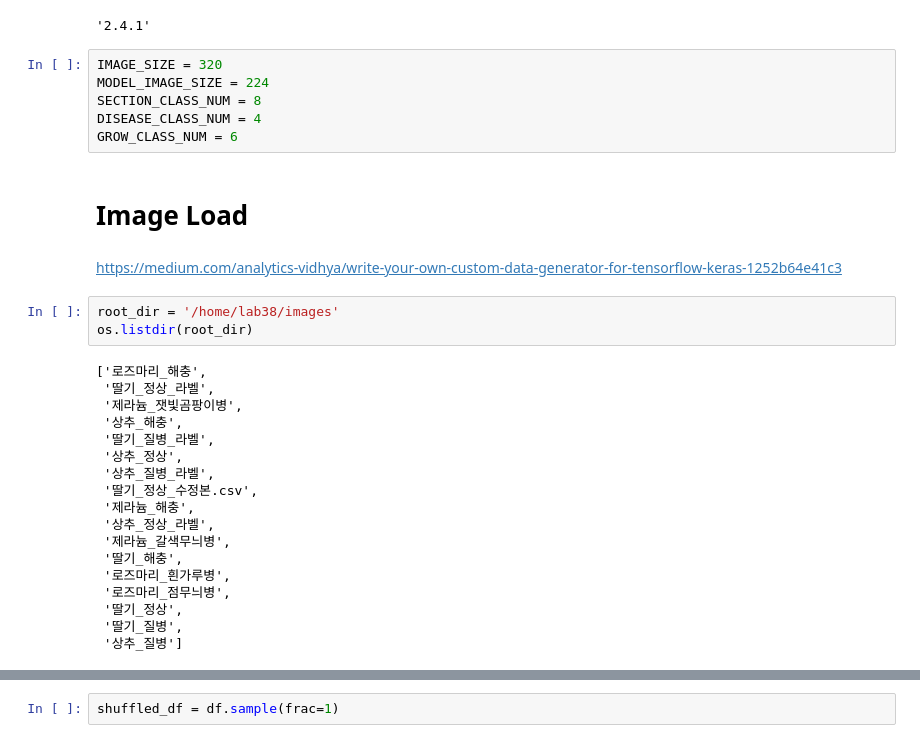
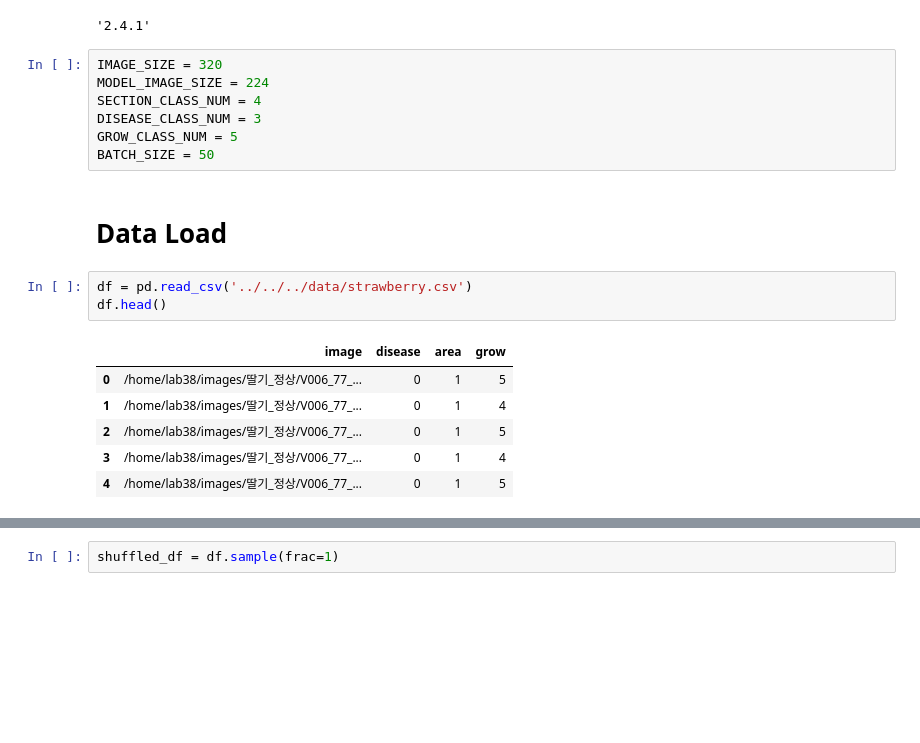
Before and after one commit to HKLeeeee/Multi_proj_6, a Jupyter notebook: model/multi-output/strawberry/[Lab]Multi-Output Model .ipynb, the cells around one changed output, grey strips where cells are left out. Cells and saved outputs as stored; diff of their text form; blank space fills up the shorter version.

```diff
--- a/model/multi-output/strawberry/[Lab]Multi-Output Model .ipynb
+++ b/model/multi-output/strawberry/[Lab]Multi-Output Model .ipynb
@@ -33,31 +35,19 @@ tf.__version__
 # %%
 IMAGE_SIZE = 320
 MODEL_IMAGE_SIZE = 224
-SECTION_CLASS_NUM = 8
-DISEASE_CLASS_NUM = 4
-GROW_CLASS_NUM = 6
+SECTION_CLASS_NUM = 4
+DISEASE_CLASS_NUM = 3
+GROW_CLASS_NUM = 5
+BATCH_SIZE = 50
 # %% [markdown]
-# Image Load
+# Data Load
-# %% [markdown]
-https://medium.com/analytics-vidhya/write-your-own-custom-data-generator-for-tensorflow-keras-1252b64e41c3
 # %%
-root_dir = '/home/lab38/images'
-os.listdir(root_dir)
+df = pd.read_csv('../../../data/strawberry.csv')
+df.head()
 # %% [output]
-['로즈마리_해충',
- '딸기_정상_라벨',
- '제라늄_잿빛곰팡이병',
- '상추_해충',
- '딸기_질병_라벨',
- '상추_정상',
- '상추_질병_라벨',
- '딸기_정상_수정본.csv',
- '제라늄_해충',
- '상추_정상_라벨',
- '제라늄_갈색무늬병',
- '딸기_해충',
- '로즈마리_흰가루병',
- '로즈마리_점무늬병',
- '딸기_정상',
- '딸기_질병',
- '상추_질병']
+|  | image | disease | area | grow |
+| 0 | /home/lab38/images/딸기_정상/V006_77_... | 0 | 1 | 5 |
+| 1 | /home/lab38/images/딸기_정상/V006_77_... | 0 | 1 | 4 |
+| 2 | /home/lab38/images/딸기_정상/V006_77_... | 0 | 1 | 5 |
+| 3 | /home/lab38/images/딸기_정상/V006_77_... | 0 | 1 | 4 |
+| 4 | /home/lab38/images/딸기_정상/V006_77_... | 0 | 1 | 5 |
```
Also changed, not shown: parts of 37 cells of this notebook, 12 other files.
